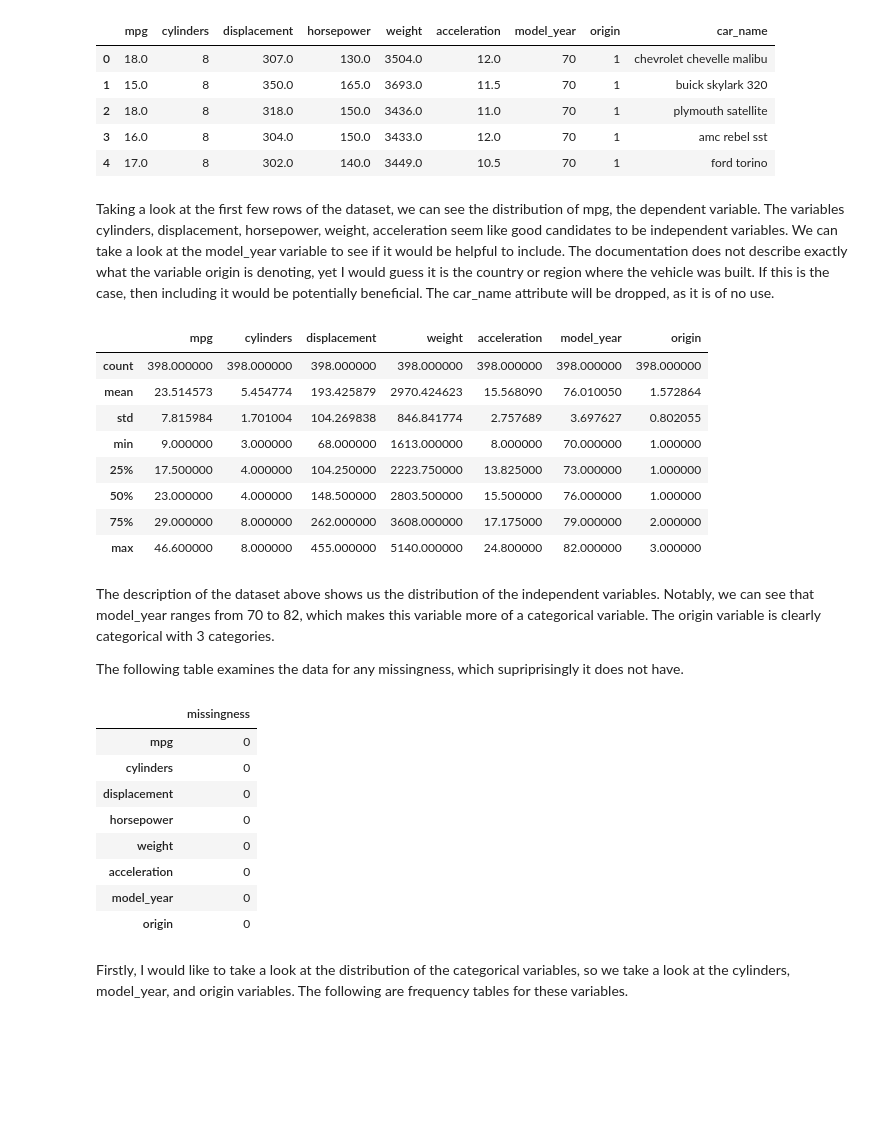
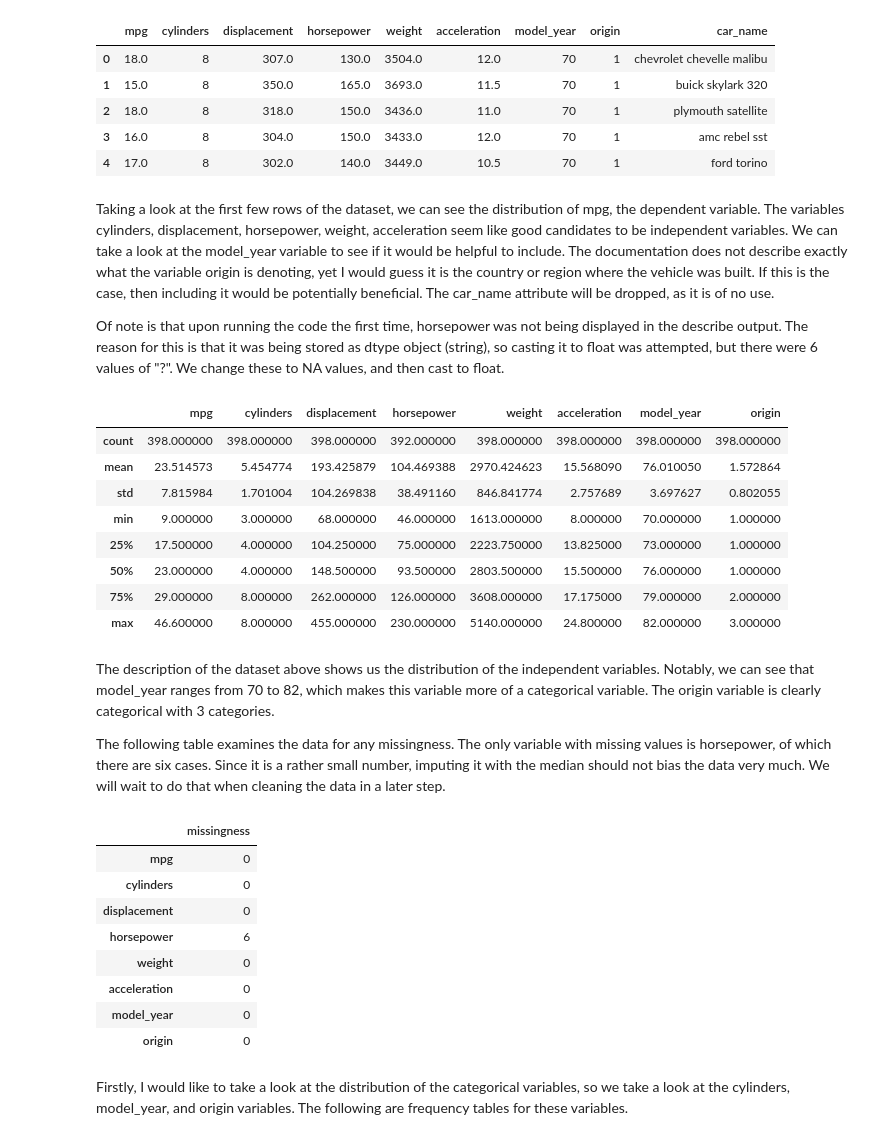
Before and after one commit to jul-ian/mtcars-practice, a Jupyter notebook: notebooks/1_cleaning_and_EDA.ipynb, the cells around one changed output. Cells and saved outputs as stored; diff of their text form; code cells hidden in the pictures; blank space fills up the shorter version.

Commit message:
Finished the EDA and the cleaning, outputted the train and test numpy arrays

```diff
--- a/notebooks/1_cleaning_and_EDA.ipynb
+++ b/notebooks/1_cleaning_and_EDA.ipynb
@@ -26,23 +28,27 @@ display(mtcars.head())
 | 4 | 17.0 | 8 | 302.0 | 140.0 | 3449.0 | 10.5 | 70 | 1 | ford torino |
 # %% [markdown]
 Taking a look at the first few rows of the dataset, we can see the distribution of mpg, the dependent variable. The variables cylinders, displacement, horsepower, weight, acceleration seem like good candidates to be independent variables. We can take a look at the model_year variable to see if it would be helpful to include. The documentation does not describe exactly what the variable origin is denoting, yet I would guess it is the country or region where the vehicle was built. If this is the case, then including it would be potentially beneficial. The car_name attribute will be dropped, as it is of no use.
+
+Of note is that upon running the code the first time, horsepower was not being displayed in the describe output. The reason for this is that it was being stored as dtype object (string), so casting it to float was attempted, but there were 6 values of "?". We change these to NA values, and then cast to float.
 # %%
+mtcars['horsepower'] = mtcars['horsepower'].replace('?', np.nan).astype('float64')
 mtcars.drop('car_name', axis=1, inplace=True)
+
 display(mtcars.describe())
 # %% [output]
-|  | mpg | cylinders | displacement | weight | acceleration | model_year | origin |
-| count | 398.000000 | 398.000000 | 398.000000 | 398.000000 | 398.000000 | 398.000000 | 398.000000 |
-| mean | 23.514573 | 5.454774 | 193.425879 | 2970.424623 | 15.568090 | 76.010050 | 1.572864 |
-| std | 7.815984 | 1.701004 | 104.269838 | 846.841774 | 2.757689 | 3.697627 | 0.802055 |
-| min | 9.000000 | 3.000000 | 68.000000 | 1613.000000 | 8.000000 | 70.000000 | 1.000000 |
-| 25% | 17.500000 | 4.000000 | 104.250000 | 2223.750000 | 13.825000 | 73.000000 | 1.000000 |
-| 50% | 23.000000 | 4.000000 | 148.500000 | 2803.500000 | 15.500000 | 76.000000 | 1.000000 |
-| 75% | 29.000000 | 8.000000 | 262.000000 | 3608.000000 | 17.175000 | 79.000000 | 2.000000 |
-| max | 46.600000 | 8.000000 | 455.000000 | 5140.000000 | 24.800000 | 82.000000 | 3.000000 |
+|  | mpg | cylinders | displacement | horsepower | weight | acceleration | model_year | origin |
+| count | 398.000000 | 398.000000 | 398.000000 | 392.000000 | 398.000000 | 398.000000 | 398.000000 | 398.000000 |
+| mean | 23.514573 | 5.454774 | 193.425879 | 104.469388 | 2970.424623 | 15.568090 | 76.010050 | 1.572864 |
+| std | 7.815984 | 1.701004 | 104.269838 | 38.491160 | 846.841774 | 2.757689 | 3.697627 | 0.802055 |
+| min | 9.000000 | 3.000000 | 68.000000 | 46.000000 | 1613.000000 | 8.000000 | 70.000000 | 1.000000 |
+| 25% | 17.500000 | 4.000000 | 104.250000 | 75.000000 | 2223.750000 | 13.825000 | 73.000000 | 1.000000 |
+| 50% | 23.000000 | 4.000000 | 148.500000 | 93.500000 | 2803.500000 | 15.500000 | 76.000000 | 1.000000 |
+| 75% | 29.000000 | 8.000000 | 262.000000 | 126.000000 | 3608.000000 | 17.175000 | 79.000000 | 2.000000 |
+| max | 46.600000 | 8.000000 | 455.000000 | 230.000000 | 5140.000000 | 24.800000 | 82.000000 | 3.000000 |
 # %% [markdown]
 The description of the dataset above shows us the distribution of the independent variables. Notably, we can see that model_year ranges from 70 to 82, which makes this variable more of a categorical variable. The origin variable is clearly categorical with 3 categories.
 
-The following table examines the data for any missingness, which supriprisingly it does not have.
+The following table examines the data for any missingness. The only variable with missing values is horsepower, of which there are six cases. Since it is a rather small number, imputing it with the median should not bias the data very much. We will wait to do that when cleaning the data in a later step.
 # %%
 missing = mtcars.isnull().sum(axis=0)
 display(missing.to_frame().rename(columns={0:'missingness'}))
@@ -51,7 +57,7 @@ display(missing.to_frame().rename(columns={0:'missingness'}))
 | mpg | 0 |
 | cylinders | 0 |
 | displacement | 0 |
-| horsepower | 0 |
+| horsepower | 6 |
 | weight | 0 |
 | acceleration | 0 |
 | model_year | 0 |
```
Also changed, not shown: parts of 6 cells of this notebook, 6 other files.
